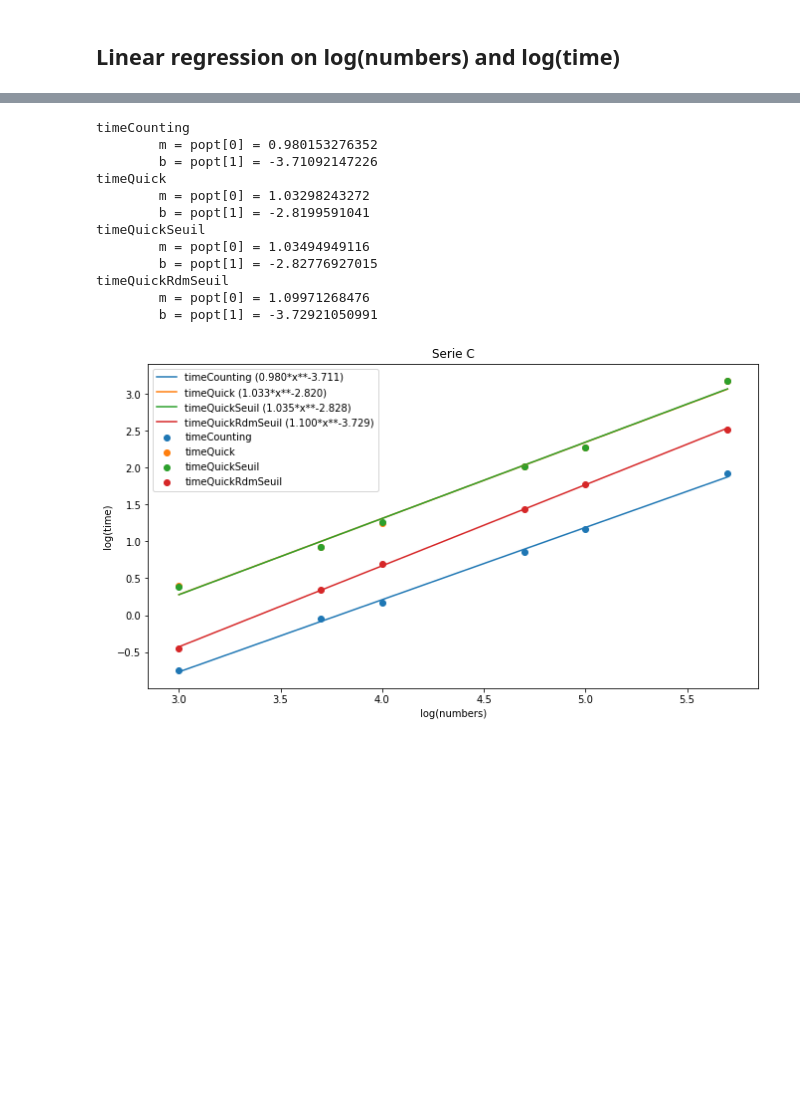
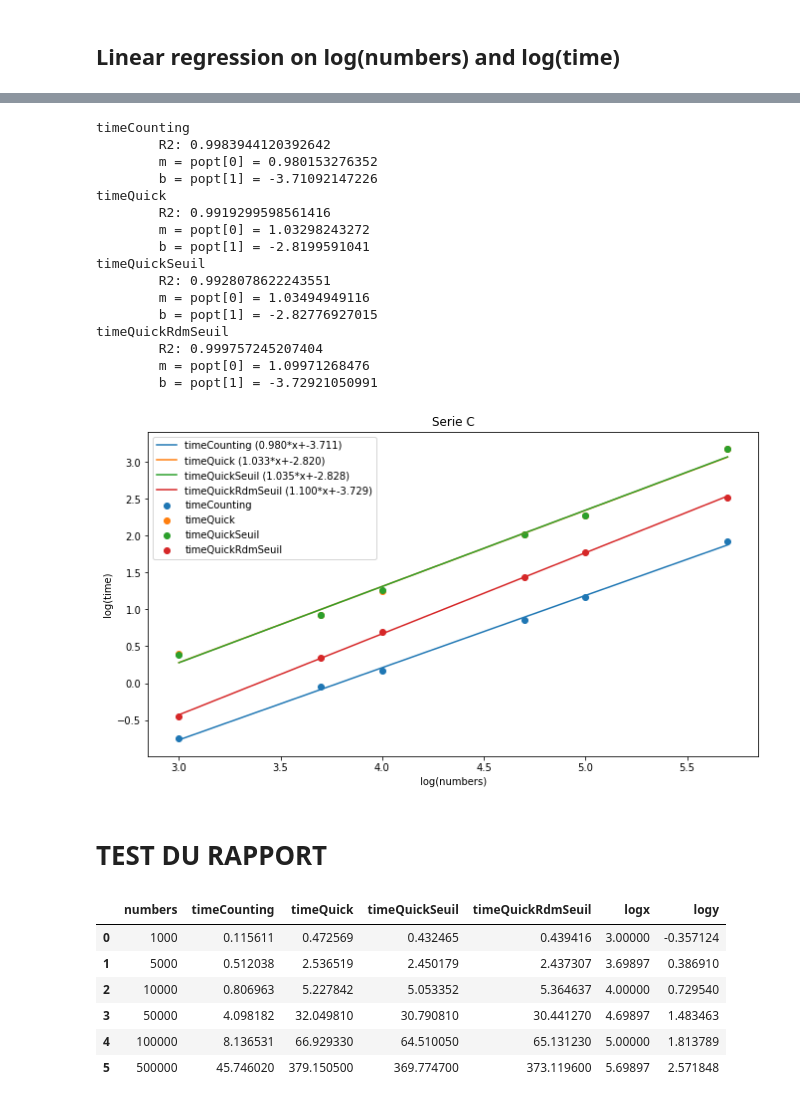
Before and after one commit to FabriceCh/inf8775, a Jupyter notebook: tp1/tp1-H19/comparaisons.ipynb, the cells around one changed output, grey strips where cells are left out. Drawn from its saved outputs; the diff is of its cells as text; code cells hidden in the pictures; blank space fills up the shorter version.

```diff
--- a/tp1/tp1-H19/comparaisons.ipynb
+++ b/tp1/tp1-H19/comparaisons.ipynb
@@ -401,20 +417,34 @@ timeQuickRdmSeuil
 [figure]
 # %%
 #Serie C
-plotScatterLinRegr(serieC)
-plt.title('Serie C')
-plt.show()
+paramsC = plotScatterLinRegr(serieC, "C")
 # %% [output]
 timeCounting
+        R2: 0.9983944120392642
         m = popt[0] = 0.980153276352
         b = popt[1] = -3.71092147226
 timeQuick
+        R2: 0.9919299598561416
         m = popt[0] = 1.03298243272
         b = popt[1] = -2.8199591041
 timeQuickSeuil
+        R2: 0.9928078622243551
         m = popt[0] = 1.03494949116
         b = popt[1] = -2.82776927015
 timeQuickRdmSeuil
+        R2: 0.999757245207404
         m = popt[0] = 1.09971268476
         b = popt[1] = -3.72921050991
 [figure]
+# %% [markdown]
+# TEST DU RAPPORT
+# %%
+serieA
+# %% [output]
+|  | numbers | timeCounting | timeQuick | timeQuickSeuil | timeQuickRdmSeuil | logx | logy |
+| 0 | 1000 | 0.115611 | 0.472569 | 0.432465 | 0.439416 | 3.00000 | -0.357124 |
+| 1 | 5000 | 0.512038 | 2.536519 | 2.450179 | 2.437307 | 3.69897 | 0.386910 |
+| 2 | 10000 | 0.806963 | 5.227842 | 5.053352 | 5.364637 | 4.00000 | 0.729540 |
+| 3 | 50000 | 4.098182 | 32.049810 | 30.790810 | 30.441270 | 4.69897 | 1.483463 |
+| 4 | 100000 | 8.136531 | 66.929330 | 64.510050 | 65.131230 | 5.00000 | 1.813789 |
+| 5 | 500000 | 45.746020 | 379.150500 | 369.774700 | 373.119600 | 5.69897 | 2.571848 |
```
Also changed, not shown: parts of 8 cells of this notebook.
